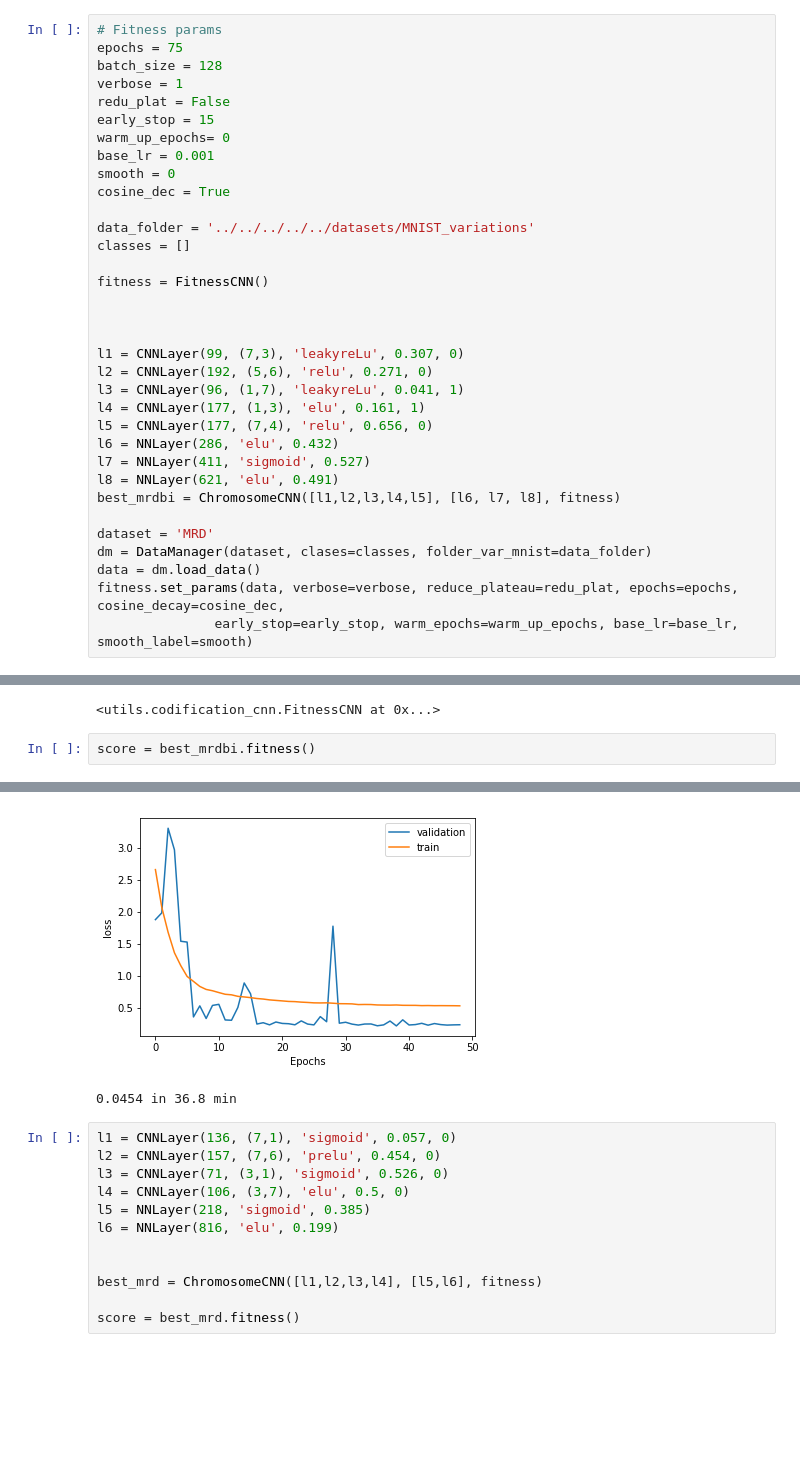
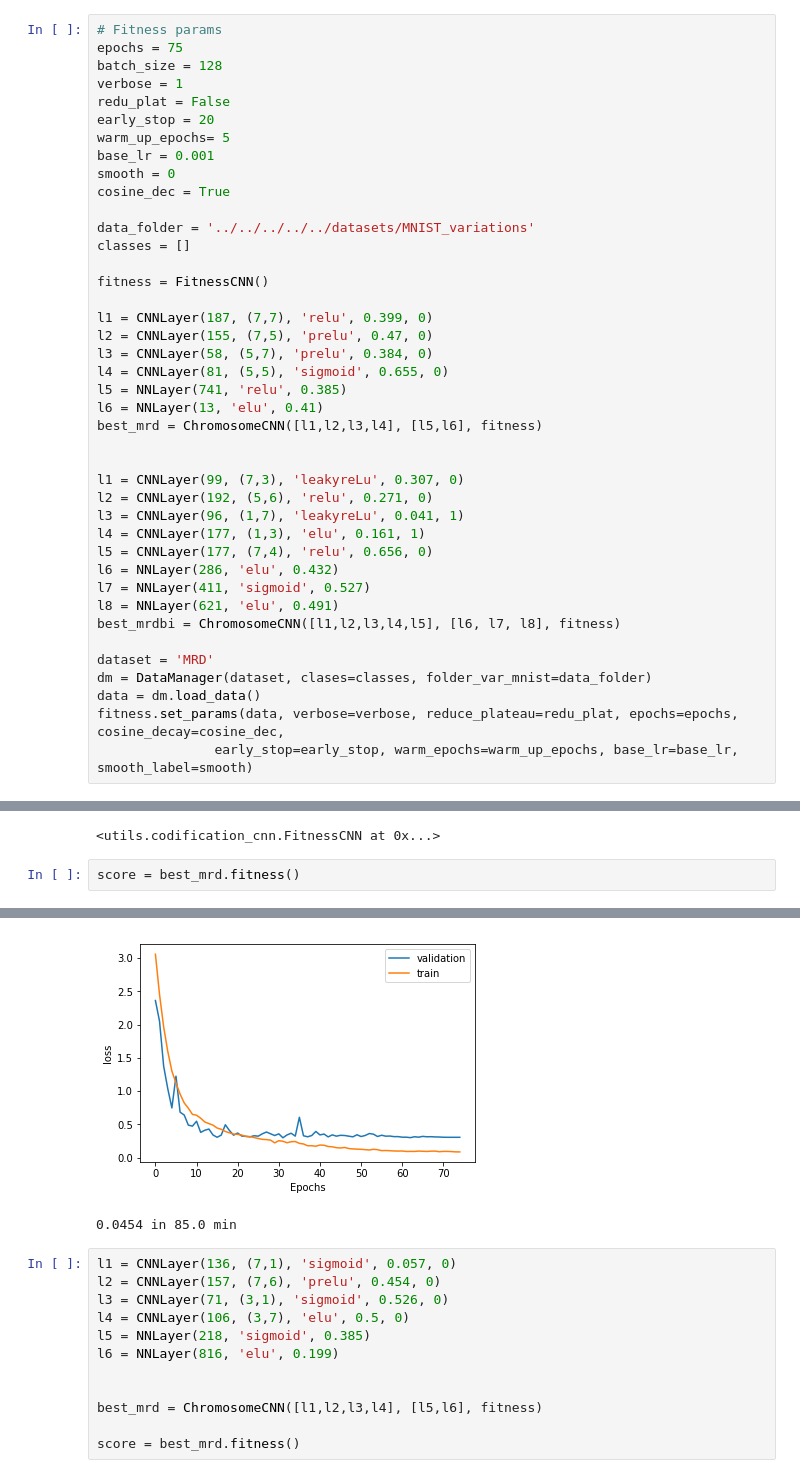
Before and after one commit to DanielMontecino/NeuroEvolution, a Jupyter notebook: pruebas.ipynb, the cells around one changed output, grey strips where cells are left out. Drawn from its saved outputs; the diff is of its cells as text; blank space fills up the shorter version.

```diff
--- a/pruebas.ipynb
+++ b/pruebas.ipynb
@@ -878,8 +813,8 @@ epochs = 75
 batch_size = 128
 verbose = 1
 redu_plat = False
-early_stop = 15
-warm_up_epochs= 0
+early_stop = 20
+warm_up_epochs= 5
 base_lr = 0.001
 smooth = 0
 cosine_dec = True
@@ -889,6 +824,13 @@ classes = []
 
 fitness = FitnessCNN()
 
+l1 = CNNLayer(187, (7,7), 'relu', 0.399, 0)
+l2 = CNNLayer(155, (7,5), 'prelu', 0.47, 0)
+l3 = CNNLayer(58, (5,7), 'prelu', 0.384, 0)
+l4 = CNNLayer(81, (5,5), 'sigmoid', 0.655, 0)
+l5 = NNLayer(741, 'relu', 0.385)
+l6 = NNLayer(13, 'elu', 0.41)
+best_mrd = ChromosomeCNN([l1,l2,l3,l4], [l5,l6], fitness)
 
 
 l1 = CNNLayer(99, (7,3), 'leakyreLu', 0.307, 0)
@@ -912,5 +854,5 @@ fitness.set_params(data, verbose=verbose, reduce_plateau=redu_plat, epochs=epoch
 (50000, 28, 28, 1) test samples
 <utils.codification_cnn.FitnessCNN at 0x...>
 # %%
-score = best_mrdbi.fitness()
+score = best_mrd.fitness()
 # %% [output]
@@ -935,5 +877,5 @@ Loss -> Val acc: 0.0454,Test acc: 0.0443
-[figure, old version]
+[figure, new version]
-0.0454 in 36.8 min
+0.0454 in 85.0 min
 # %%
 l1 = CNNLayer(136, (7,1), 'sigmoid', 0.057, 0)
 l2 = CNNLayer(157, (7,6), 'prelu', 0.454, 0)
```
Also changed, not shown: parts of 4 cells of this notebook, 10 other files.
